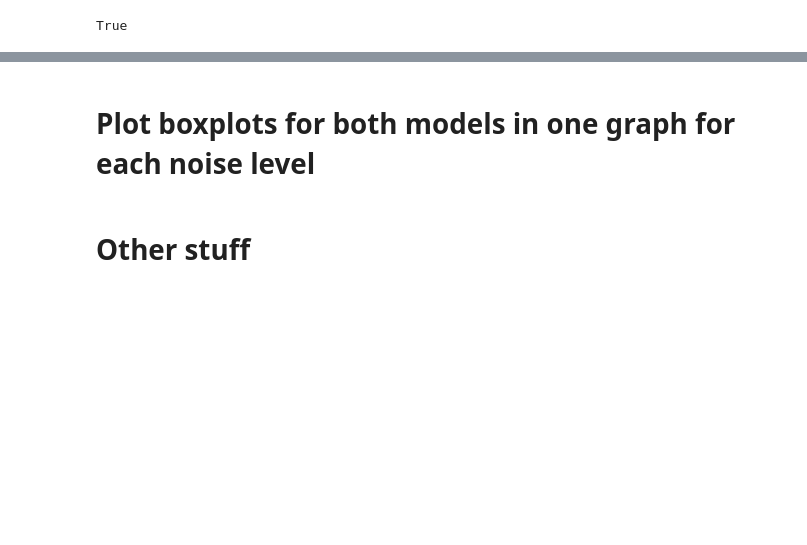
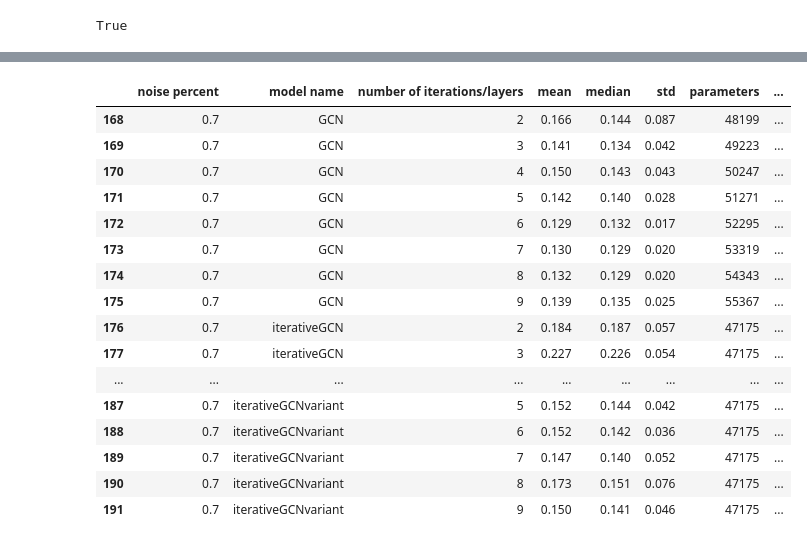
Before and after one commit to SizhuangHe/IterativeMethods, a Jupyter notebook: GCNexperiments/notebooks/wandb_analysis.ipynb, the cells around one changed output, grey strips where cells are left out. Drawn from its saved outputs; the diff is of its cells as text; code cells hidden in the pictures; blank space fills up the shorter version.

```diff
--- a/GCNexperiments/notebooks/wandb_analysis.ipynb
+++ b/GCNexperiments/notebooks/wandb_analysis.ipynb
@@ -230,2 +229,0 @@ for noise_level in np.sort(pd.unique(df["noise_percent"])):
-# %% [markdown]
-# Plot boxplots for both models in one graph for each noise level
@@ -269,8 +229,0 @@ for noise_level, (usual_sweep_id, iterative_sweep_id, variant_sweep_id) in enume
-# %%
-usual_dfs = []
-iter_dfs = []
-var_dfs = []
-for noise_level, (usual_sweep_id, iterative_sweep_id, variant_sweep_id) in enumerate(zip(usual_sweeps, iterative_sweeps, variant_sweeps)):
-    usual_dfs.append(get_clean_sweep_runs(usual_sweep_id))
-    iter_dfs.append(get_clean_sweep_runs(iterative_sweep_id))
-    var_dfs.append(get_clean_sweep_runs(variant_sweep_id))
@@ -283,2 +229,0 @@ iter_df
-# %% [markdown]
-# Other stuff
@@ -298,0 +230,53 @@ for noise_level, (usual_sweep_id, iterative_sweep_id, variant_sweep_id) in enume
+# %%
+dict_list = []
+for noise_level in np.sort(pd.unique(df["noise_percent"])):
+    dfn = df[df["noise_percent"] == noise_level]
+    for model in pd.unique(dfn["model name"]):
+            dfm = dfn[dfn["model name"] == model]
+            for iteration in np.sort(pd.unique(dfm["num_iter_layers"])):
+                dfi = dfm[dfm["num_iter_layers"] == iteration]
+                mean = np.mean(dfi["test_accuracy"])
+                median = np.median(dfi["test_accuracy"])
+                std = np.std(dfi["test_accuracy"])
+                num_runs = dfi["test_accuracy"].count()
+
+                eff_iter = 1
+                if model == "GCN":
+                     eff_iter = iteration
+
+                num_param = 1433 * 32 + 32 + 32 * 32 * eff_iter + 32 + 32 * 7 + 7
+                dic = {
+                        "noise percent": noise_level,
+                        "model name": model,
+                        "number of iterations/layers": iteration,
+                        "mean": mean,
+                        "median": median,
+                        "std": std,
+                        "parameters": num_param,
+                        "number of runs": num_runs
+                }
+                dict_list.append(dic)
+
+stats_df = pd.DataFrame(dict_list)
+# %%
+pd.set_option('display.max_rows', None)
+noise_level = 0.7
+stats_df[stats_df["noise percent"] == noise_level].round(3)
+# %% [output]
+|  | noise percent | model name | number of iterations/layers | mean | median | std | parameters | ... |
+| 168 | 0.7 | GCN | 2 | 0.166 | 0.144 | 0.087 | 48199 | ... |
+| 169 | 0.7 | GCN | 3 | 0.141 | 0.134 | 0.042 | 49223 | ... |
+| 170 | 0.7 | GCN | 4 | 0.150 | 0.143 | 0.043 | 50247 | ... |
+| 171 | 0.7 | GCN | 5 | 0.142 | 0.140 | 0.028 | 51271 | ... |
+| 172 | 0.7 | GCN | 6 | 0.129 | 0.132 | 0.017 | 52295 | ... |
+| 173 | 0.7 | GCN | 7 | 0.130 | 0.129 | 0.020 | 53319 | ... |
+| 174 | 0.7 | GCN | 8 | 0.132 | 0.129 | 0.020 | 54343 | ... |
+| 175 | 0.7 | GCN | 9 | 0.139 | 0.135 | 0.025 | 55367 | ... |
+| 176 | 0.7 | iterativeGCN | 2 | 0.184 | 0.187 | 0.057 | 47175 | ... |
+| 177 | 0.7 | iterativeGCN | 3 | 0.227 | 0.226 | 0.054 | 47175 | ... |
+| ... | ... | ... | ... | ... | ... | ... | ... | ... |
+| 187 | 0.7 | iterativeGCNvariant | 5 | 0.152 | 0.144 | 0.042 | 47175 | ... |
+| 188 | 0.7 | iterativeGCNvariant | 6 | 0.152 | 0.142 | 0.036 | 47175 | ... |
+| 189 | 0.7 | iterativeGCNvariant | 7 | 0.147 | 0.140 | 0.052 | 47175 | ... |
+| 190 | 0.7 | iterativeGCNvariant | 8 | 0.173 | 0.151 | 0.076 | 47175 | ... |
+| 191 | 0.7 | iterativeGCNvariant | 9 | 0.150 | 0.141 | 0.046 | 47175 | ... |
```
Also changed, not shown: parts of 8 cells of this notebook, 38 other files.
